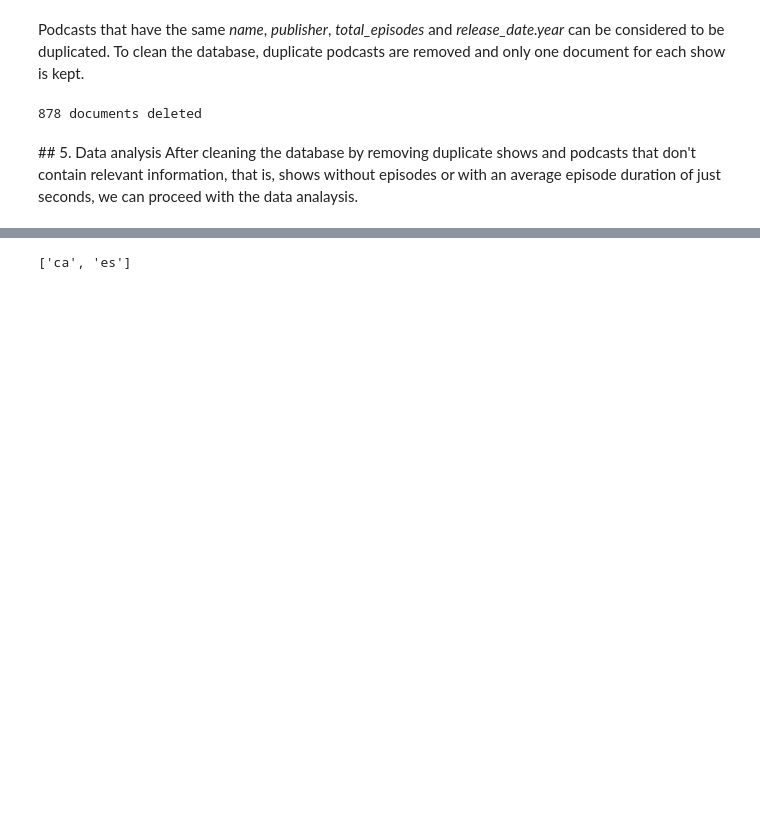
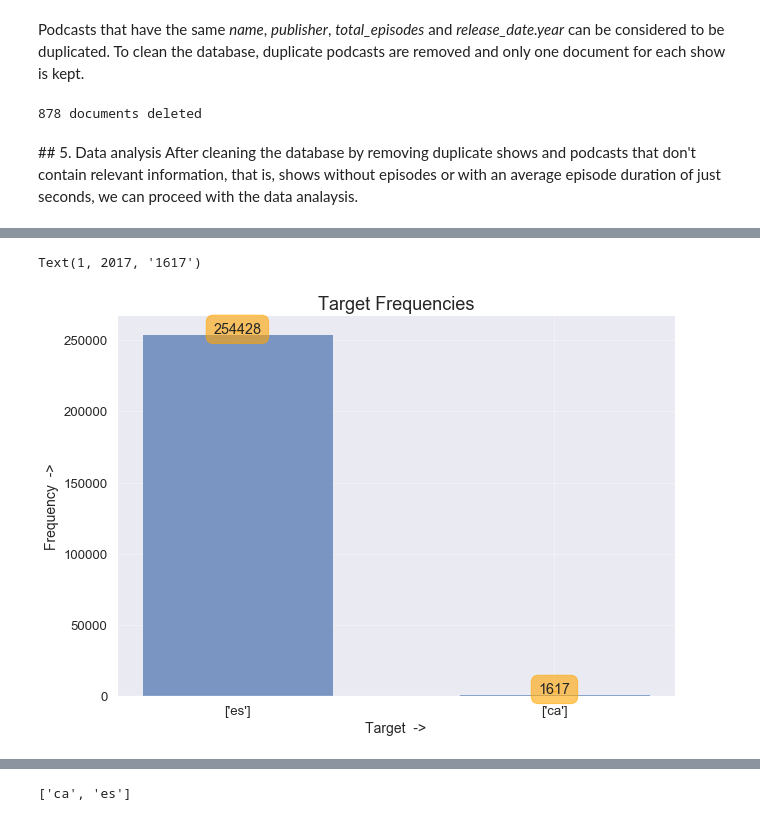
Before and after one commit to xaviercucurull/BDA-Podcasts, a Jupyter notebook: BDA_Final_Project.ipynb, the cells around one changed output, grey strips where cells are left out. Drawn from its saved outputs; the diff is of its cells as text; code cells hidden in the pictures; blank space fills up the shorter version.

```diff
--- a/BDA_Final_Project.ipynb
+++ b/BDA_Final_Project.ipynb
@@ -474,0 +537,55 @@ After cleaning the database by removing duplicate shows and podcasts that don't
+# %%
+from matplotlib.pyplot import figure
+from SWMat.SWMat import SWMat
+
+
+figure(figsize=(10, 7))
+plt.bar(labels, counts, alpha=0.7, width=0.6)
+
+
+plt.grid(True, alpha=0.3)
+plt.xlabel("Target  ->", fontsize=14)
+plt.ylabel("Frequency  ->", fontsize=14)
+plt.title("Target Frequencies", fontsize=18)
+# Remove top and left spines:
+ax = plt.gca() # Get current axis (gca)
+ax.spines['right'].set_visible(False)
+ax.spines['top'].set_visible(False)
+
+# Adding annotations:
+plt.annotate(str(counts[0]), xy=(0, counts[0]),
+             xytext=(0,counts[0]+400), ha = 'center',
+             bbox={'boxstyle': 'round', 'pad': 0.5, 'facecolor':
+                   'orange', 'edgecolor': 'orange', 'alpha': 0.6},
+             arrowprops={'arrowstyle':"wedge,tail_width=0.5",
+                         'alpha':0.6, 'color': 'orange'})
+plt.annotate(str(counts[1]), xy=(1, counts[1]),
+             xytext=(1, counts[1]+400), ha = 'center',
+             bbox={'boxstyle': 'round', 'pad': 0.5, 'facecolor':
+                   'orange', 'edgecolor': 'orange', 'alpha': 0.6},
+             arrowprops={'arrowstyle':"wedge,tail_width=0.5",
+                         'alpha':0.6, 'color': 'orange'})
+# plt.annotate(str(counts[2]), xy=(2, counts[2]),
+#              xytext=(2, counts[2]+400), ha = 'center',
+#              bbox={'boxstyle': 'round', 'pad': 0.5, 'facecolor':
+#                    'orange', 'edgecolor': 'orange', 'alpha': 0.6},
+#              arrowprops={'arrowstyle':"wedge,tail_width=0.5",
+#                          'alpha':0.6, 'color': 'orange'})
+# plt.annotate(str(counts[3]), xy=(3, counts[3]),
+#              xytext=(3, counts[3]+400), ha = 'center',
+#              bbox={'boxstyle': 'round', 'pad': 0.5, 'facecolor':
+#                    'orange', 'edgecolor': 'orange', 'alpha': 0.6},
+#              arrowprops={'arrowstyle':"wedge,tail_width=0.5",
+#                          'alpha':0.6, 'color': 'orange'})
+# plt.annotate(str(counts[4]), xy=(4, counts[4]),
+#              xytext=(4, counts[4]+400), ha = 'center',
+#              bbox={'boxstyle': 'round', 'pad': 0.5, 'facecolor':
+#                    'orange', 'edgecolor': 'orange', 'alpha': 0.6},
+#              arrowprops={'arrowstyle':"wedge,tail_width=0.5",
+#                          'alpha':0.6, 'color': 'orange'})
+# plt.xticks(ticks=[0, 1, 2, 3, 4], labels=["0 - 1", "1 - 2", "2 - 3",
+#            "3 - 4", "4 - 5"], fontsize=12)
+# plt.ylim([0, 9500]);
+# %% [output]
+Text(1, 2017, '1617')
+[figure, added]
```
Also changed, not shown: parts of 20 cells of this notebook.
